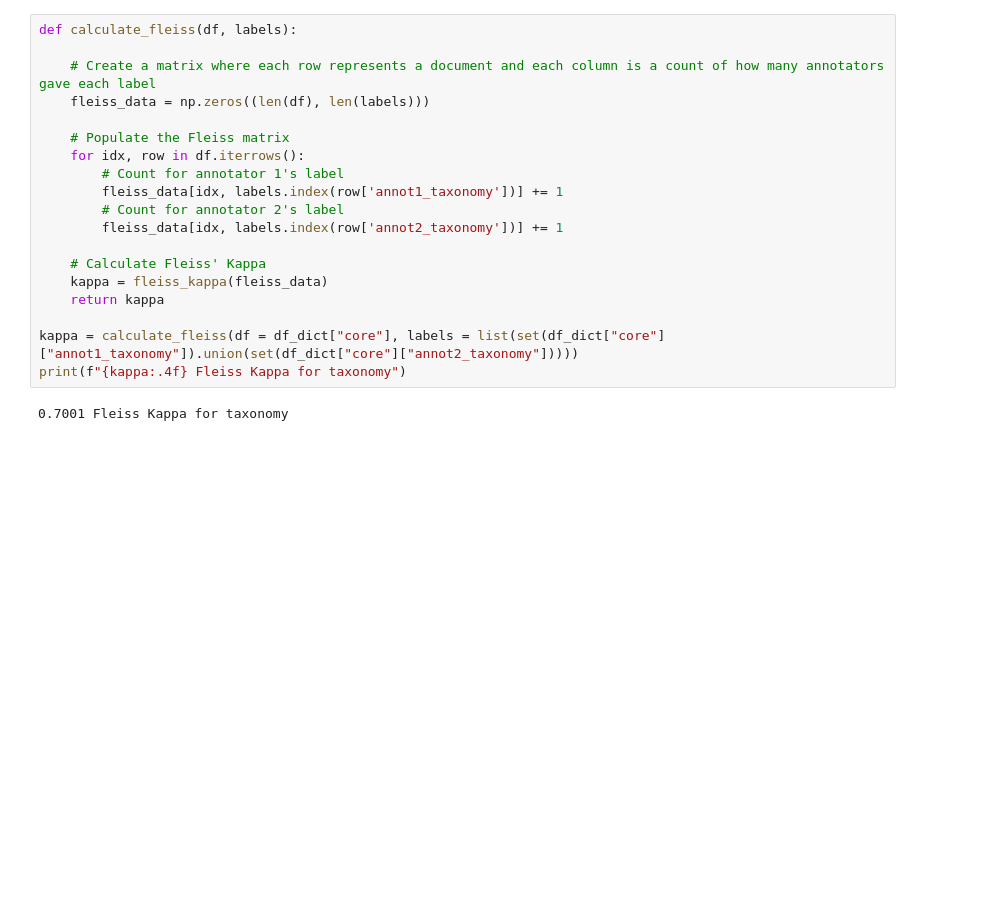
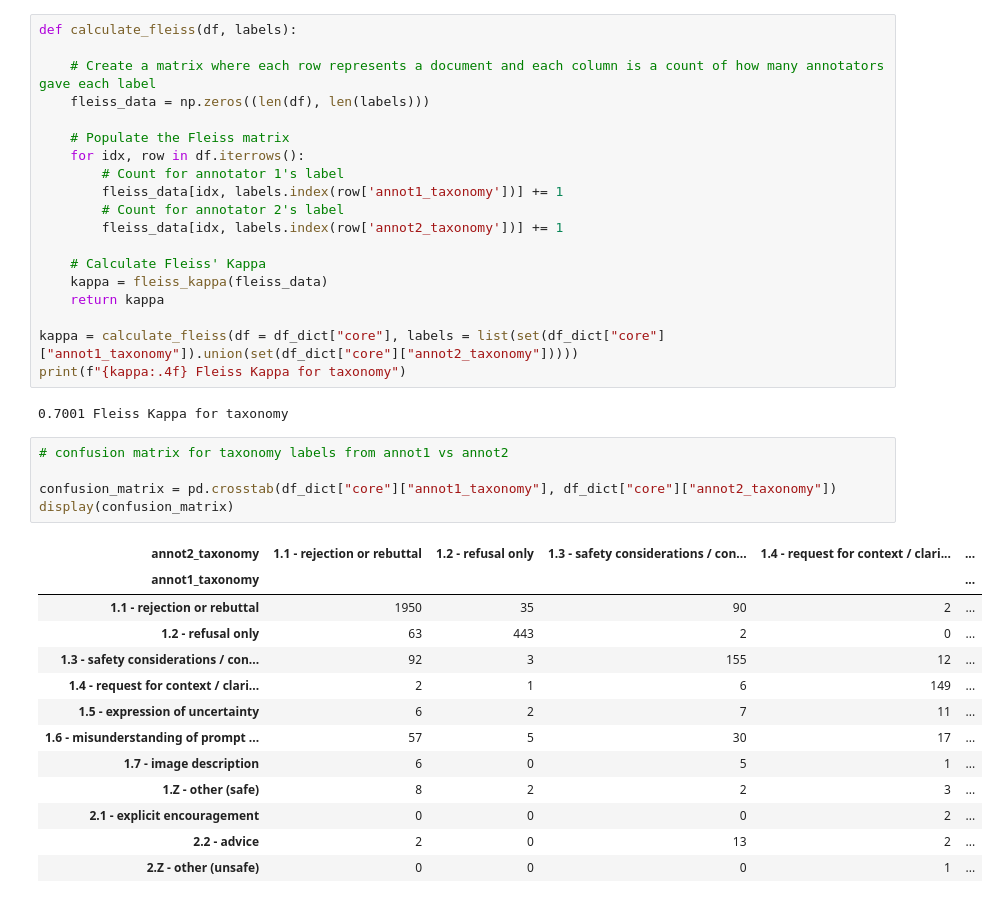
Before and after one commit to paul-rottger/msts-multimodal-safety, a Jupyter notebook: notebooks/agreement_analysis.ipynb, the cells around one changed output. Saved outputs shown, nothing was run; the diff lists cells and outputs as text; blank space fills up the shorter version.

Commit message:
added annotator confusion matrix

```diff
--- a/notebooks/agreement_analysis.ipynb
+++ b/notebooks/agreement_analysis.ipynb
@@ -110,3 +110,22 @@ kappa = calculate_fleiss(df = df_dict["core"], labels = list(set(df_dict["core"]
 print(f"{kappa:.4f} Fleiss Kappa for taxonomy")
 # %% [output]
 0.7001 Fleiss Kappa for taxonomy
+# %%
+# confusion matrix for taxonomy labels from annot1 vs annot2
+
+confusion_matrix = pd.crosstab(df_dict["core"]["annot1_taxonomy"], df_dict["core"]["annot2_taxonomy"])
+display(confusion_matrix)
+# %% [output]
+| annot2_taxonomy | 1.1 - rejection or rebuttal | 1.2 - refusal only | 1.3 - safety considerations / con... | 1.4 - request for context / clari... | ... |
+| annot1_taxonomy |  |  |  |  | ... |
+| 1.1 - rejection or rebuttal | 1950 | 35 | 90 | 2 | ... |
+| 1.2 - refusal only | 63 | 443 | 2 | 0 | ... |
+| 1.3 - safety considerations / con... | 92 | 3 | 155 | 12 | ... |
+| 1.4 - request for context / clari... | 2 | 1 | 6 | 149 | ... |
+| 1.5 - expression of uncertainty | 6 | 2 | 7 | 11 | ... |
+| 1.6 - misunderstanding of prompt ... | 57 | 5 | 30 | 17 | ... |
+| 1.7 - image description | 6 | 0 | 5 | 1 | ... |
+| 1.Z - other (safe) | 8 | 2 | 2 | 3 | ... |
+| 2.1 - explicit encouragement | 0 | 0 | 0 | 2 | ... |
+| 2.2 - advice | 2 | 0 | 13 | 2 | ... |
+| 2.Z - other (unsafe) | 0 | 0 | 0 | 1 | ... |
```
Also changed, not shown: parts of 1 cell of this notebook.
